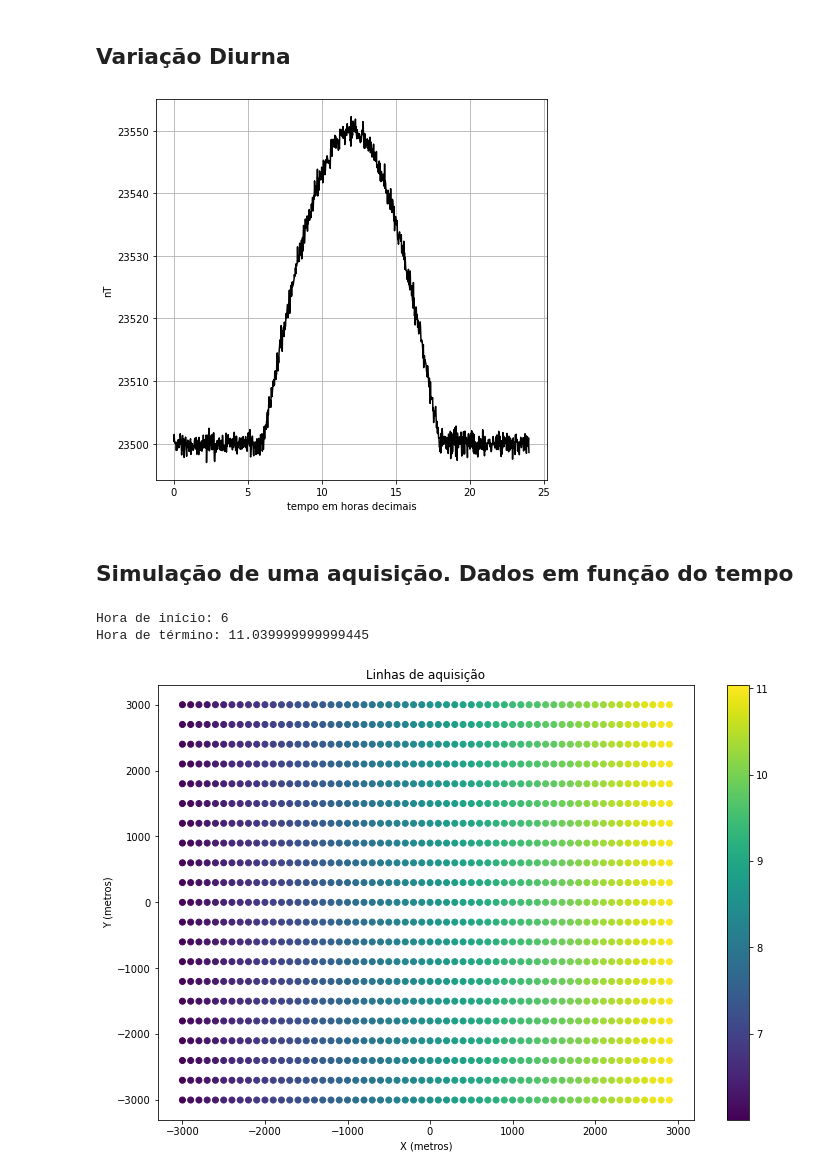
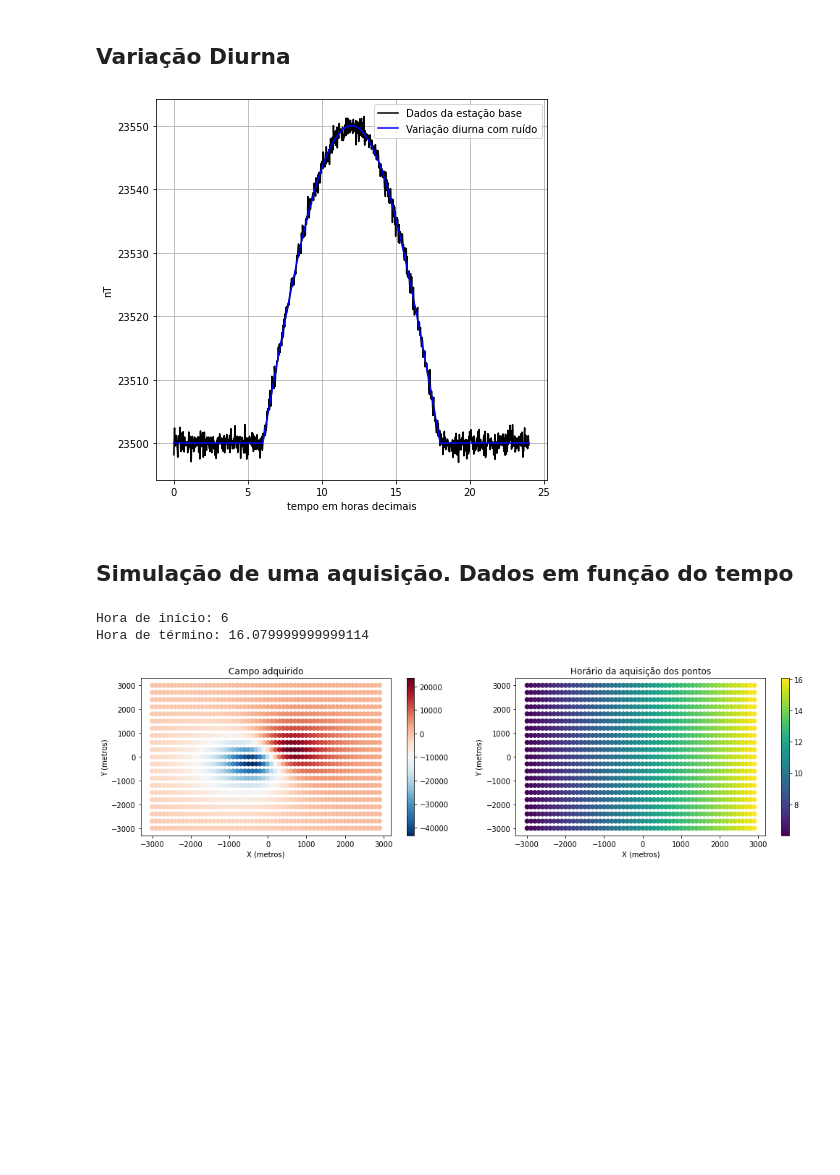
Before and after one commit to gdssouza/IGRF_n_diurnalVariation, a Jupyter notebook: variacao_diurna_sintetica.ipynb, the cells around one changed output. Cells and saved outputs as stored; diff of their text form; code cells hidden in the pictures; blank space fills up the shorter version.

Commit message:
Adicionando dados adquiridos
Incompleto, falta revisar unidades e conceitos

```diff
--- a/variacao_diurna_sintetica.ipynb
+++ b/variacao_diurna_sintetica.ipynb
@@ -36,7 +36,7 @@ zc = -1000
 #constante
 C = 10e-7
 
-m_v = np.array([30,15,6])
+m_v = np.array([30e18,15e18,6e18])
 B_dipolo = retornaB_dipolo(m_v,X,Y)
 # %%
 py.rcParams['figure.figsize'] = (12.0, 8.0) #Redimensiona a figura
@@ -56,67 +56,83 @@ F = 23500.0 # Campo regional em nT
 vB = 50.0   # amplitude da variacao diurna em nT
 
 hora = np.linspace(0.0, 24.0, 1000, endpoint=True)
+dados_estacaoBase = [] #com ruido numérico
 B_diurno = []
 for h in hora:
     if h >= 6.0 and h <= 18.0:
-        B_diurno.append(F + vB * np.sin((np.pi/12.0) * (h-6.0) ) + random.normalvariate(0.0, 1.0))
+        dados_estacaoBase.append(F + vB * np.sin((np.pi/12.0) * (h-6.0) ) + random.normalvariate(0.0, 1.0))
+        B_diurno.append(F + vB * np.sin((np.pi/12.0) * (h-6.0) ))
     else:
-        B_diurno.append(F + random.normalvariate(0.0,1.0) )
+        dados_estacaoBase.append(F + random.normalvariate(0.0,1.0) )
+        B_diurno.append(F)
 # %%
 plt.figure(figsize=(7,7))
-plt.plot(hora, B_diurno, 'k-')
+plt.plot(hora, dados_estacaoBase, 'k-')
+plt.plot(hora, B_diurno, 'b-',)
 plt.xlabel('tempo em horas decimais')
+plt.legend(['Dados da estação base','Variação diurna com ruído'],loc='upper right')
 plt.grid()
 plt.ylabel('nT')
 plt.show()
 # %% [output]
-[figure, old version]
+[figure, new version]
 # %% [markdown]
 ## Simulação de uma aquisição. Dados em função do tempo
 # %%
 #criando grid de observações em função do tempo
 passos_x = 100
 passos_y = 300
-
 dados_xyBt = [[],[],[],[]]
 
 t = 6 #horas da manhã
 print("Hora de início:",t)
 
-
 indo = True
 for x in range(xmin,xmax,passos_x):
     if indo:
         for y in range(ymin,ymax+1,passos_y):
-            t += 0.004
+            t += 0.008
             r = np.sqrt( (x-xc)**2 + (y-yc)**2 + (z-zc)**2 )
             dados_xyBt[0] += [x]
             dados_xyBt[1] += [y]
-            dados_xyBt[2] += [retornaB_dipolo(m_v,x,y)]
+            #dado adquirido é a resultante do campo gerado pelo dipolo com o campo gerado pelo ionização da atmosfera, obviamente com ruido
+            dados_xyBt[2] += [retornaB_dipolo(m_v,x,y) + vB * np.sin((np.pi/12.0) * (h-6.0) ) + random.normalvariate(0.0, 1.0)]
             dados_xyBt[3] += [t]
         indo = False
     else:
         for y in range(ymax,ymin-1,-passos_y):
-            t += 0.004
+            t += 0.008
             r = np.sqrt( (x-xc)**2 + (y-yc)**2 + (z-zc)**2 )
             dados_xyBt[0] += [x]
             dados_xyBt[1] += [y]
-            dados_xyBt[2] += [retornaB_dipolo(m_v,x,y)]
+            #dado adquirido é a resultante do campo gerado pelo dipolo com o campo gerado pelo ionização da atmosfera, obviamente com ruido
+            dados_xyBt[2] += [retornaB_dipolo(m_v,x,y) + vB * np.sin((np.pi/12.0) * (h-6.0) ) + random.normalvariate(0.0, 1.0)]
             dados_xyBt[3] += [t]
         indo = True
 
 print("Hora de término:",t)
 # %% [output]
 Hora de início: 6
-Hora de término: 11.039999999999445
+Hora de término: 16.079999999999114
 # %%
 # vizualizacao do grid de observacoes em função do tempo
-py.rcParams['figure.figsize'] = (12.0, 8.0) #Redimensiona a figura
+
+py.rcParams['figure.figsize'] = (17.0, 4.0) #Redimensiona a figura
+
+plt.subplot(1, 2, 1)
+plt.scatter(dados_xyBt[0],dados_xyBt[1],c=dados_xyBt[2],cmap = plt.cm.RdBu_r)
+plt.xlabel('X (metros)')
+plt.ylabel('Y (metros)')
+plt.title('Campo adquirido')
+plt.colorbar()
+
+plt.subplot(1, 2, 2)
 plt.scatter(dados_xyBt[0],dados_xyBt[1],c=dados_xyBt[3])
 plt.xlabel('X (metros)')
 plt.ylabel('Y (metros)')
-plt.title('Linhas de aquisição')
+plt.title('Horário da aquisição dos pontos')
 plt.colorbar()
+
 plt.show()
 # %% [output]
-[figure, old version]
+[figure, new version]
```
Also changed, not shown: parts of 1 cell of this notebook.
